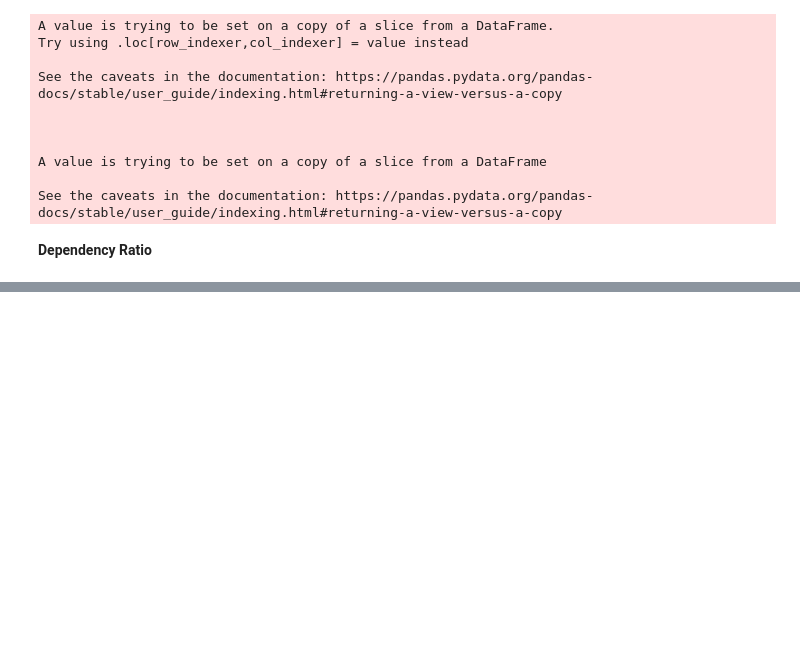
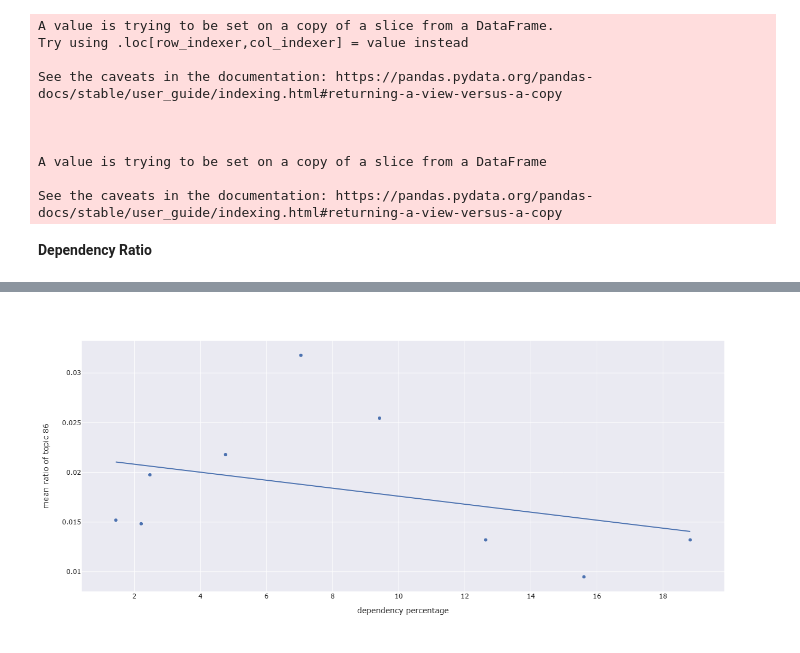
Before and after one commit to elyxlz/Ukraine-Twitter-Analysis, a Jupyter notebook: analysis.ipynb, the cells around one changed output, grey strips where cells are left out. Saved outputs shown, nothing was run; the diff lists cells and outputs as text; code cells hidden in the pictures; blank space fills up the shorter version.

Commit message:
added dependency plot

```diff
--- a/analysis.ipynb
+++ b/analysis.ipynb
@@ -943,0 +960,3 @@ fig.write_html('./Plots/facet_plot.html')
+# %%
+meaned_ratio_per_topics_per_language = df_tweet_bytopic_bylanguage.query("topic == 86").groupby('language').mean().reset_index()[['language','ratio_of_topic']]
+meaned_ratio_per_topics_per_language
@@ -944,12 +976,8 @@ fig.write_html('./Plots/facet_plot.html')
 # %%
-countries = [Italy
-Romania
-Germany
-Greece
-Portugal
-Austria
-Spain
-Czechia
-Poland
-France
-Finland
+languages = ["it", "ro", "de", "gr", "pt", "de", "es", "cz", "pl", "fr", "fi"]
+data = {"Italy": 15.6066, "Romania": 7.0408, "Germany": 12.6324, "Greece": 15.2713, "Portugal": 2.2069, "Austria": 18.8215, "Spain": 1.4404, "Czechia": 10.7038, "Poland": 9.4195, "France": 2.4710, "Finland": 4.7590}
+df_dependency = pd.DataFrame(list(data.items()), columns = ['country','dependecy_percentage'])
+df_dependency['language'] = languages
+#df_dependency['mean ratio_per_topic'] = meaned_ratio_per_topics_per_language
+df_dependency = pd.merge(df_dependency, meaned_ratio_per_topics_per_language, on='language')
+df_dependency
@@ -955,0 +995,17 @@ Finland
+# %%
+fig = px.scatter(
+    df_dependency,
+    x='dependecy_percentage',
+    y='ratio_of_topic',
+    hover_data=['country'],
+    template='seaborn',
+    trendline="ols",
+    width=1000,
+    height=600,
+)
+fig.update_yaxes(title_text="mean ratio of topic 86")
+fig.update_xaxes(title_text="dependency percentage")
+fig.show()
+fig.write_ht
+# %% [output]
+[figure, added]
```
Also changed, not shown: parts of 5 cells of this notebook, 1 other file.
